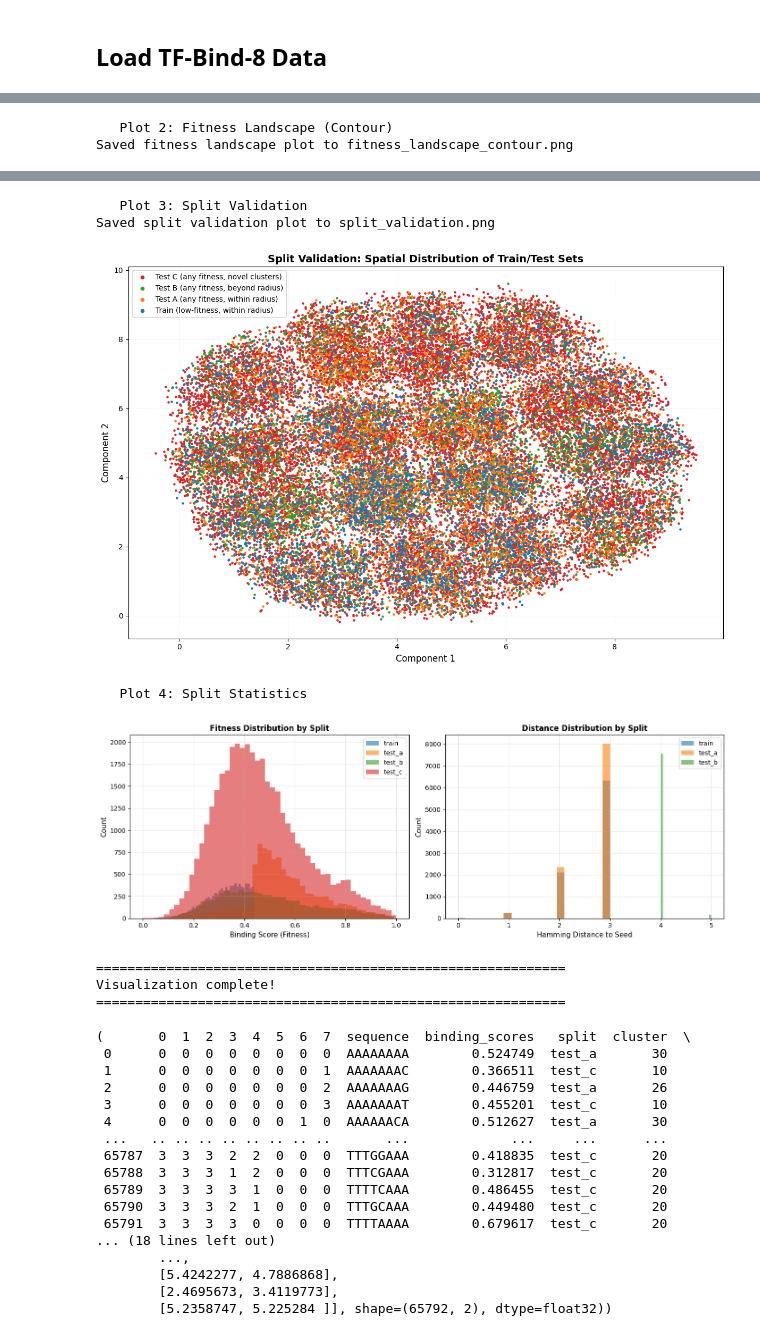
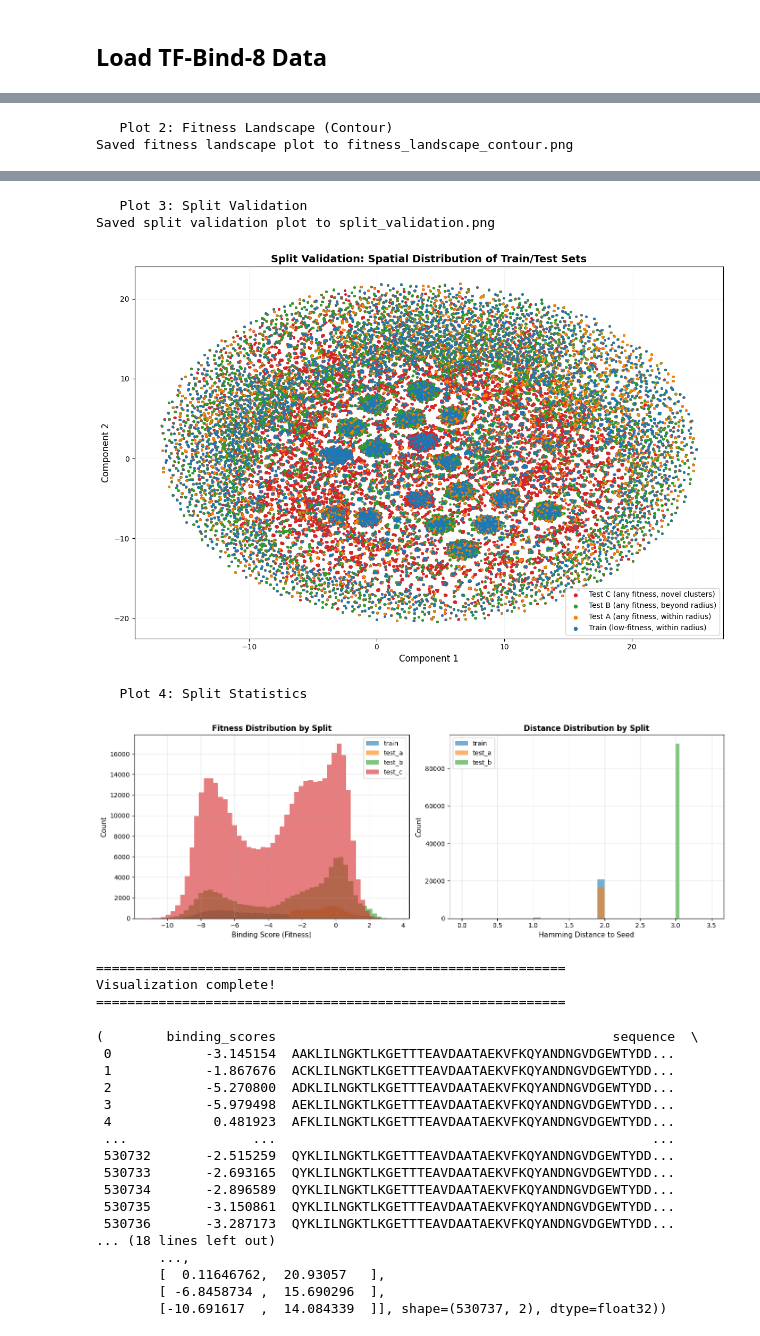
Before and after one commit to meier108/PracticalWork, a Jupyter notebook: split/dev.ipynb, the cells around one changed output, grey strips where cells are left out. Drawn from its saved outputs; the diff is of its cells as text; code cells hidden in the pictures.

Commit message:
Tests on Data GB1 running, Changed Datasplit on GB1

```diff
--- a/split/dev.ipynb
+++ b/split/dev.ipynb
@@ -11,7 +16,10 @@ from plot_fitness_landscape import visualize_fitness_landscape
 ## Load TF-Bind-8 Data
 # %%
 # Load dataset
-df = pd.read_csv('../tf_bind_8-SIX6_REF_R1/dataset.csv')
+#df = pd.read_csv('../tf_bind_8-SIX6_REF_R1/dataset.csv')
+df = mavenn.load_example_dataset('gb1')
+df = df[['y', 'x']]
+df.columns = ['binding_scores', 'sequence']
 df['split'] = ['None'] * len(df)
 
 print("Dataset loaded with shape:", df.shape)
@@ -28,4 +36,15 @@ Dataset loaded with shape: (65792, 11)
 # %%
-df = create_split(df, k_seeds=50, n_training_seeds=20, random_state=42)
+df = create_split(
+    df,
+    k_seeds=50,
+    n_training_seeds=20,
+    train_fraction=0.7,
+    test_a_fraction=0.10,
+    test_b_fraction=0.10,
+    test_c_fraction=0.10,
+    fitness_percentile_cutoff=50.0,
+    training_radius_percentile=20.0,
+    random_state=42,
+    )
 df.head()
 # %% [output]
@@ -83,7 +103,7 @@ Name: count, dtype: int64
 visualize_fitness_landscape(df,
                             projection_method='umap',
                             save_plots=True,
-                            random_state=42)
+                            )
 # %% [output]
 ============================================================
 Fitness Landscape Visualization
@@ -109,25 +129,25 @@ Saved fitness landscape plot to fitness_landscape_contour.png
    Plot 3: Split Validation
 Saved split validation plot to split_validation.png
-[figure, old version]
+[figure, new version]
    Plot 4: Split Statistics
-[figure, old version]
+[figure, new version]
 ============================================================
 Visualization complete!
 ============================================================
-(       0  1  2  3  4  5  6  7  sequence  binding_scores   split  cluster  \
- 0      0  0  0  0  0  0  0  0  AAAAAAAA        0.524749  test_a       30
- 1      0  0  0  0  0  0  0  1  AAAAAAAC        0.366511  test_c       10
- 2      0  0  0  0  0  0  0  2  AAAAAAAG        0.446759  test_a       26
- 3      0  0  0  0  0  0  0  3  AAAAAAAT        0.455201  test_c       10
- 4      0  0  0  0  0  0  1  0  AAAAAACA        0.512627  test_a       30
- ...   .. .. .. .. .. .. .. ..       ...             ...     ...      ...
- 65787  3  3  3  2  2  0  0  0  TTTGGAAA        0.418835  test_c       20
- 65788  3  3  3  1  2  0  0  0  TTTCGAAA        0.312817  test_c       20
- 65789  3  3  3  3  1  0  0  0  TTTTCAAA        0.486455  test_c       20
- 65790  3  3  3  2  1  0  0  0  TTTGCAAA        0.449480  test_c       20
- 65791  3  3  3  3  0  0  0  0  TTTTAAAA        0.679617  test_c       20
+(        binding_scores                                           sequence  \
+ 0            -3.145154  AAKLILNGKTLKGETTTEAVDAATAEKVFKQYANDNGVDGEWTYDD...
+ 1            -1.867676  ACKLILNGKTLKGETTTEAVDAATAEKVFKQYANDNGVDGEWTYDD...
+ 2            -5.270800  ADKLILNGKTLKGETTTEAVDAATAEKVFKQYANDNGVDGEWTYDD...
+ 3            -5.979498  AEKLILNGKTLKGETTTEAVDAATAEKVFKQYANDNGVDGEWTYDD...
+ 4             0.481923  AFKLILNGKTLKGETTTEAVDAATAEKVFKQYANDNGVDGEWTYDD...
+ ...                ...                                                ...
+ 530732       -2.515259  QYKLILNGKTLKGETTTEAVDAATAEKVFKQYANDNGVDGEWTYDD...
+ 530733       -2.693165  QYKLILNGKTLKGETTTEAVDAATAEKVFKQYANDNGVDGEWTYDD...
+ 530734       -2.896589  QYKLILNGKTLKGETTTEAVDAATAEKVFKQYANDNGVDGEWTYDD...
+ 530735       -3.150861  QYKLILNGKTLKGETTTEAVDAATAEKVFKQYANDNGVDGEWTYDD...
+ 530736       -3.287173  QYKLILNGKTLKGETTTEAVDAATAEKVFKQYANDNGVDGEWTYDD...
 ... (18 lines left out)
         ...,
-        [5.4242277, 4.7886868],
-        [2.4695673, 3.4119773],
-        [5.2358747, 5.225284 ]], shape=(65792, 2), dtype=float32))
+        [  0.11646762,  20.93057   ],
+        [ -6.8458734 ,  15.690296  ],
+        [-10.691617  ,  14.084339  ]], shape=(530737, 2), dtype=float32))
```
Also changed, not shown: parts of 7 cells of this notebook, 12 other files.
